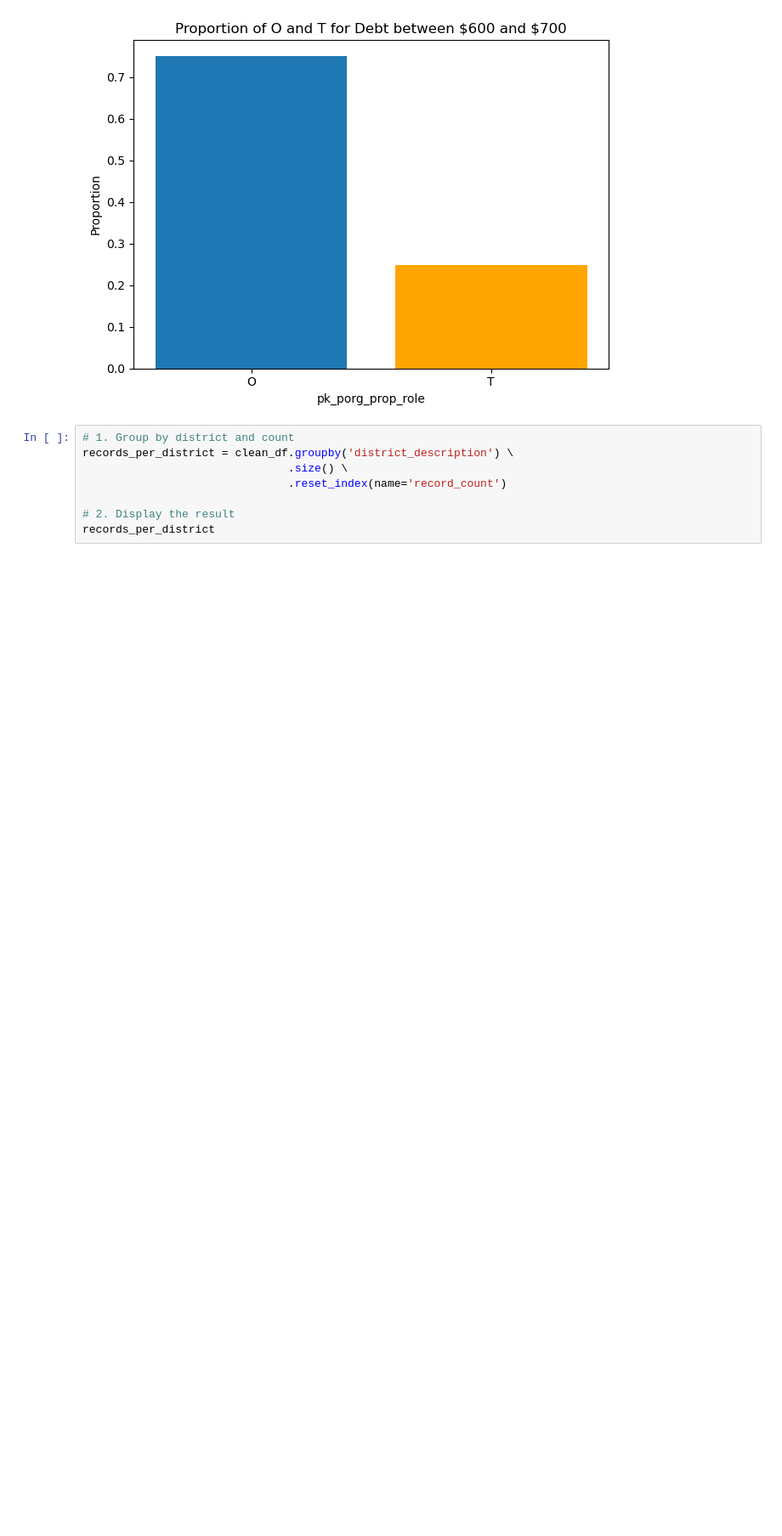
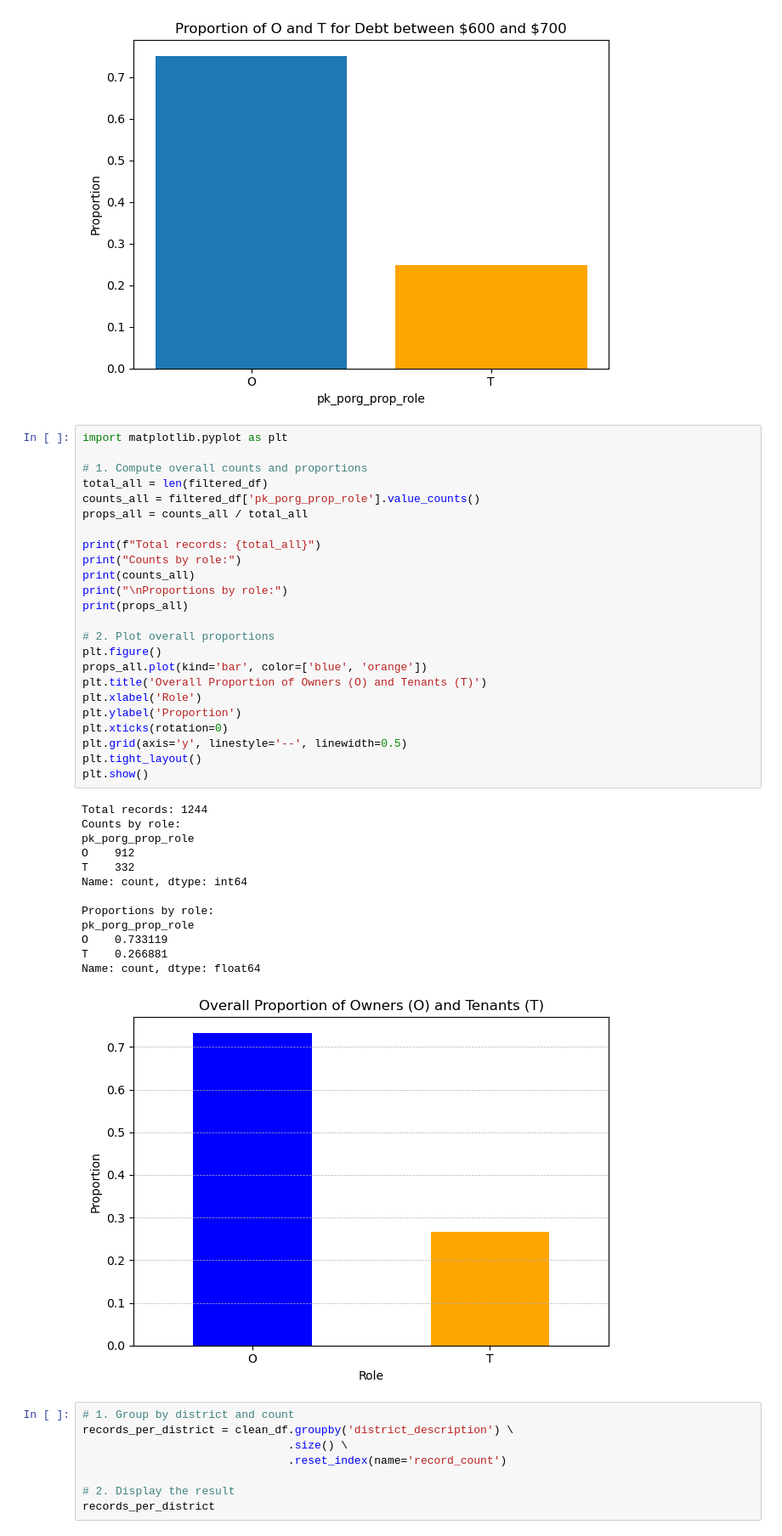
Before and after one commit to AndrewDilley/URGS, a Jupyter notebook: URGS over Time v2.ipynb, the cells around one changed output. Shown at 85% size. Drawn from its saved outputs; the diff is of its cells as text; blank space fills up the shorter version.

```diff
--- a/URGS over Time v2.ipynb
+++ b/URGS over Time v2.ipynb
@@ -427,6 +427,44 @@ plt.tight_layout()
 plt.show()
 # %% [output]
 [figure]
+# %%
+import matplotlib.pyplot as plt
+
+# 1. Compute overall counts and proportions
+total_all = len(filtered_df)
+counts_all = filtered_df['pk_porg_prop_role'].value_counts()
+props_all = counts_all / total_all
+
+print(f"Total records: {total_all}")
+print("Counts by role:")
+print(counts_all)
+print("\nProportions by role:")
+print(props_all)
+
+# 2. Plot overall proportions
+plt.figure()
+props_all.plot(kind='bar', color=['blue', 'orange'])
+plt.title('Overall Proportion of Owners (O) and Tenants (T)')
+plt.xlabel('Role')
+plt.ylabel('Proportion')
+plt.xticks(rotation=0)
+plt.grid(axis='y', linestyle='--', linewidth=0.5)
+plt.tight_layout()
+plt.show()
+# %% [output]
+Total records: 1244
+Counts by role:
+pk_porg_prop_role
+O    912
+T    332
+Name: count, dtype: int64
+
+Proportions by role:
+pk_porg_prop_role
+O    0.733119
+T    0.266881
+Name: count, dtype: float64
+[figure, added]
 # %%
 # 1. Group by district and count
 records_per_district = clean_df.groupby('district_description') \
```
Also changed, not shown: 4 other files.
